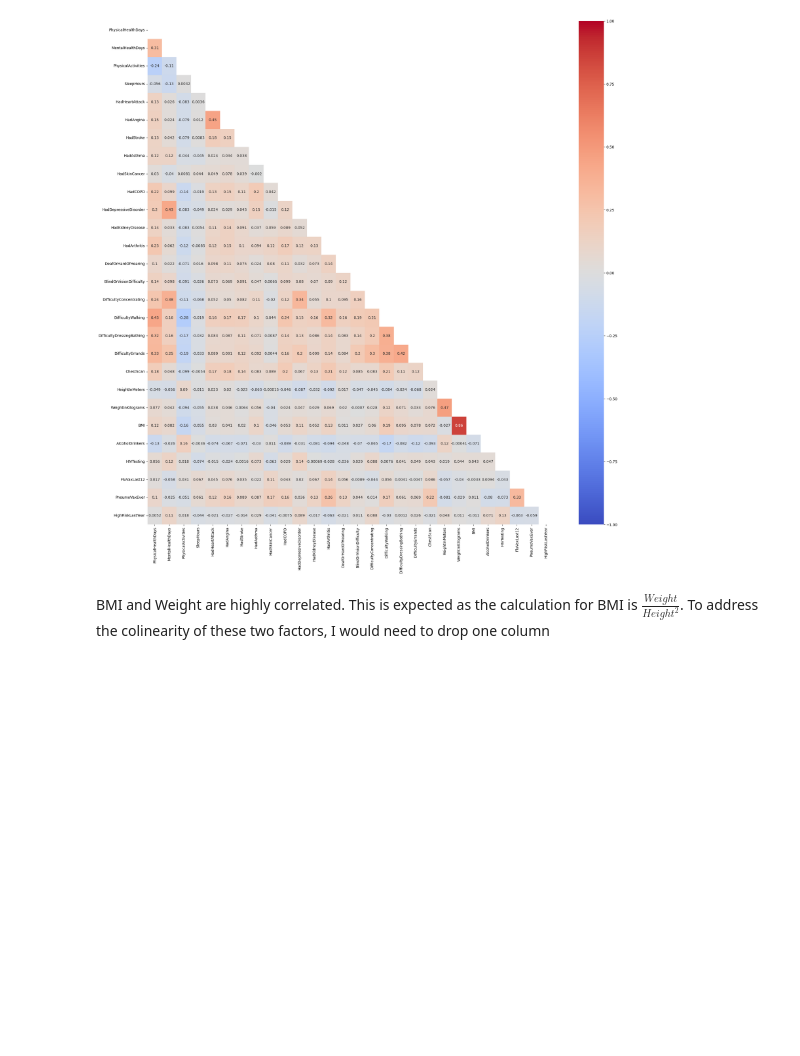
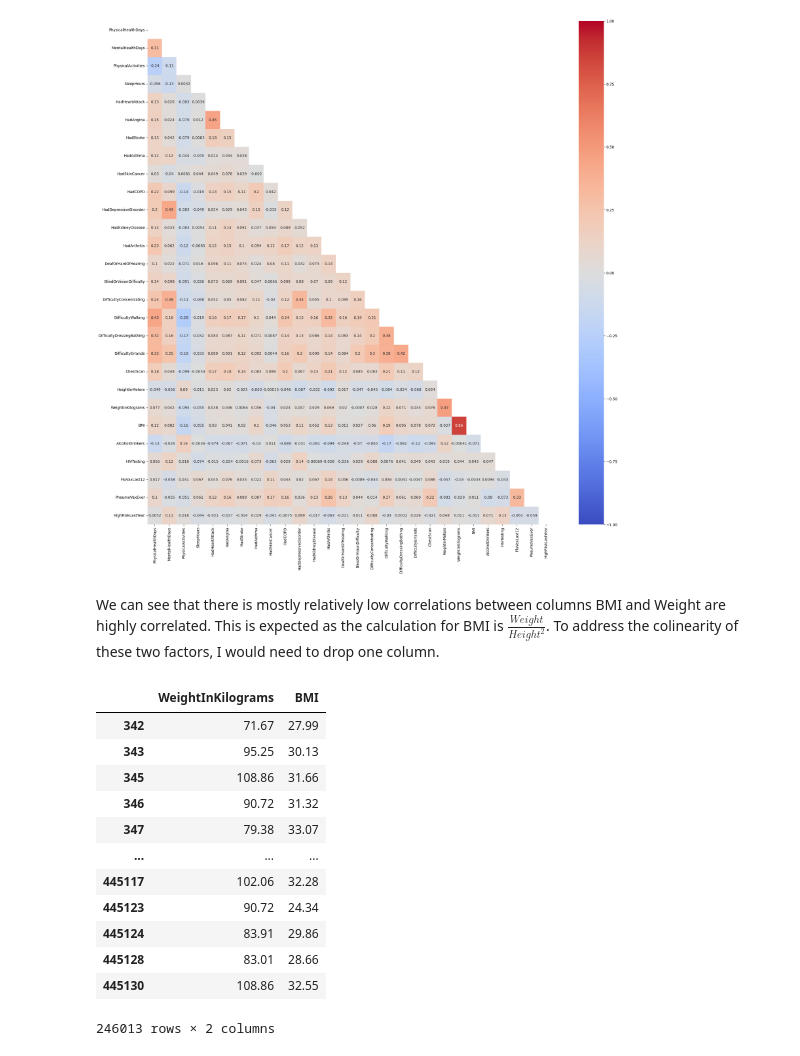
Before and after one commit to Tasnimacj/Capstone_Heart_Prediction, a Jupyter notebook: notebooks/02-eda.ipynb, the cells around one changed output. Drawn from its saved outputs; the diff is of its cells as text; code cells hidden in the pictures; blank space fills up the shorter version.

```diff
--- a/notebooks/02-eda.ipynb
+++ b/notebooks/02-eda.ipynb
@@ -249,6 +266,23 @@ plt.show()
 # %% [output]
 [figure]
 # %% [markdown]
+We can see that there is mostly relatively low correlations between columns
 BMI and Weight are highly correlated. This is expected as the calculation for BMI is
 $\frac{Weight}{Height^2}$.
-To address the colinearity of these two factors, I would need to drop one column
+To address the colinearity of these two factors, I would need to drop one column.
+# %%
+X[['WeightInKilograms','BMI']]
+# %% [output]
+|  | WeightInKilograms | BMI |
+| 342 | 71.67 | 27.99 |
+| 343 | 95.25 | 30.13 |
+| 345 | 108.86 | 31.66 |
+| 346 | 90.72 | 31.32 |
+| 347 | 79.38 | 33.07 |
+| ... | ... | ... |
+| 445117 | 102.06 | 32.28 |
+| 445123 | 90.72 | 24.34 |
+| 445124 | 83.91 | 29.86 |
+| 445128 | 83.01 | 28.66 |
+| 445130 | 108.86 | 32.55 |
+246013 rows × 2 columns
```
Also changed, not shown: parts of 19 cells of this notebook.
